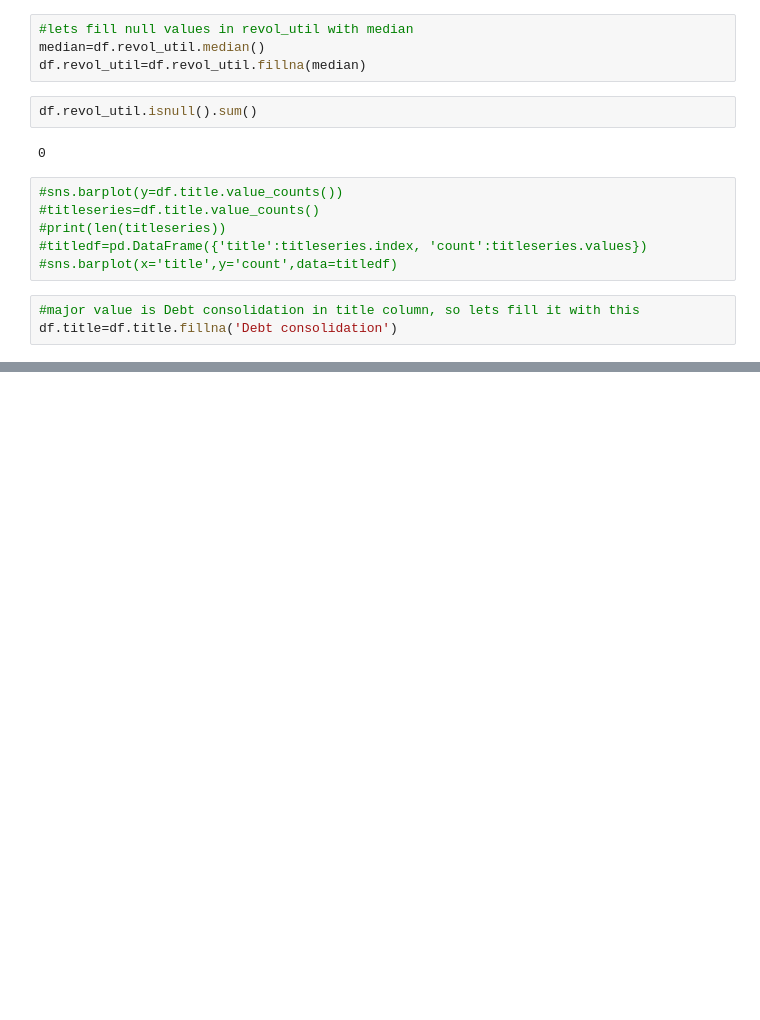
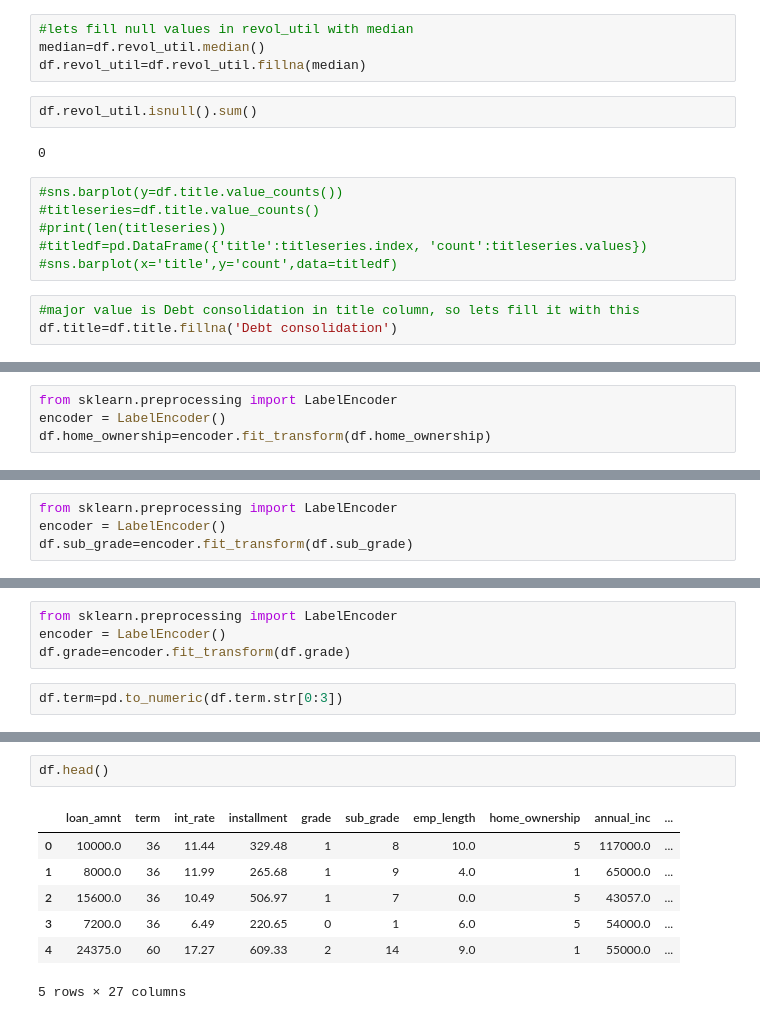
Before and after one commit to satyamraj123/All-Lending-Club-Loan-Data, a Jupyter notebook: my notebook.ipynb, the cells around one changed output, grey strips where cells are left out. Cells and saved outputs as stored; diff of their text form; blank space fills up the shorter version.

```diff
--- a/my notebook.ipynb
+++ b/my notebook.ipynb
@@ -337,0 +729,4 @@ df.mort_acc.isnull().sum
+# %%
+from sklearn.preprocessing import LabelEncoder
+encoder = LabelEncoder()
+df.home_ownership=encoder.fit_transform(df.home_ownership)
@@ -337,0 +763,4 @@ df.mort_acc.isnull().sum
+# %%
+from sklearn.preprocessing import LabelEncoder
+encoder = LabelEncoder()
+df.sub_grade=encoder.fit_transform(df.sub_grade)
@@ -337,0 +778,6 @@ df.mort_acc.isnull().sum
+# %%
+from sklearn.preprocessing import LabelEncoder
+encoder = LabelEncoder()
+df.grade=encoder.fit_transform(df.grade)
+# %%
+df.term=pd.to_numeric(df.term.str[0:3])
@@ -337,0 +805,10 @@ df.mort_acc.isnull().sum
+# %%
+df.head()
+# %% [output]
+|  | loan_amnt | term | int_rate | installment | grade | sub_grade | emp_length | home_ownership | annual_inc | ... |
+| 0 | 10000.0 | 36 | 11.44 | 329.48 | 1 | 8 | 10.0 | 5 | 117000.0 | ... |
+| 1 | 8000.0 | 36 | 11.99 | 265.68 | 1 | 9 | 4.0 | 1 | 65000.0 | ... |
+| 2 | 15600.0 | 36 | 10.49 | 506.97 | 1 | 7 | 0.0 | 5 | 43057.0 | ... |
+| 3 | 7200.0 | 36 | 6.49 | 220.65 | 0 | 1 | 6.0 | 5 | 54000.0 | ... |
+| 4 | 24375.0 | 60 | 17.27 | 609.33 | 2 | 14 | 9.0 | 1 | 55000.0 | ... |
+5 rows × 27 columns
```
Also changed, not shown: parts of 65 cells of this notebook.
